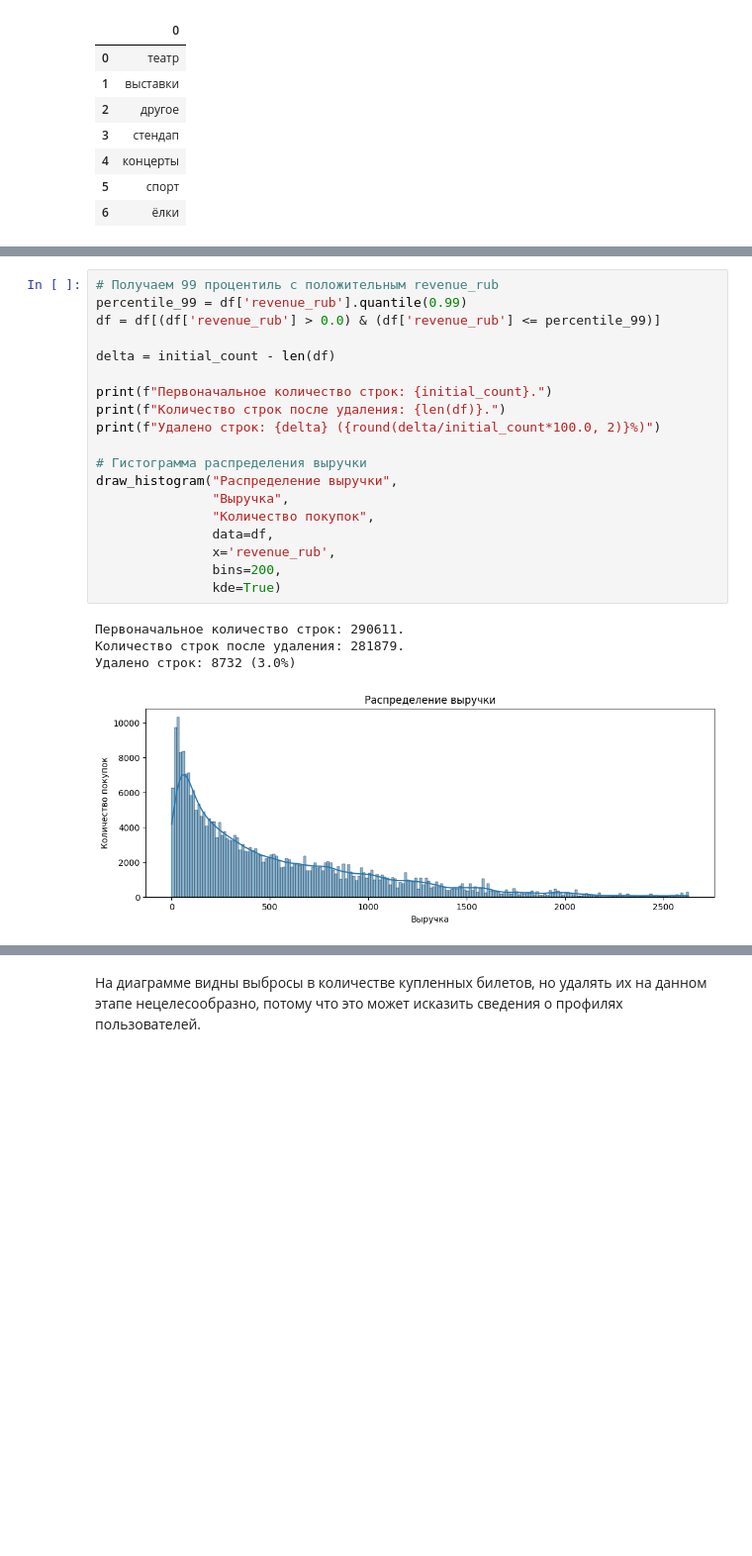
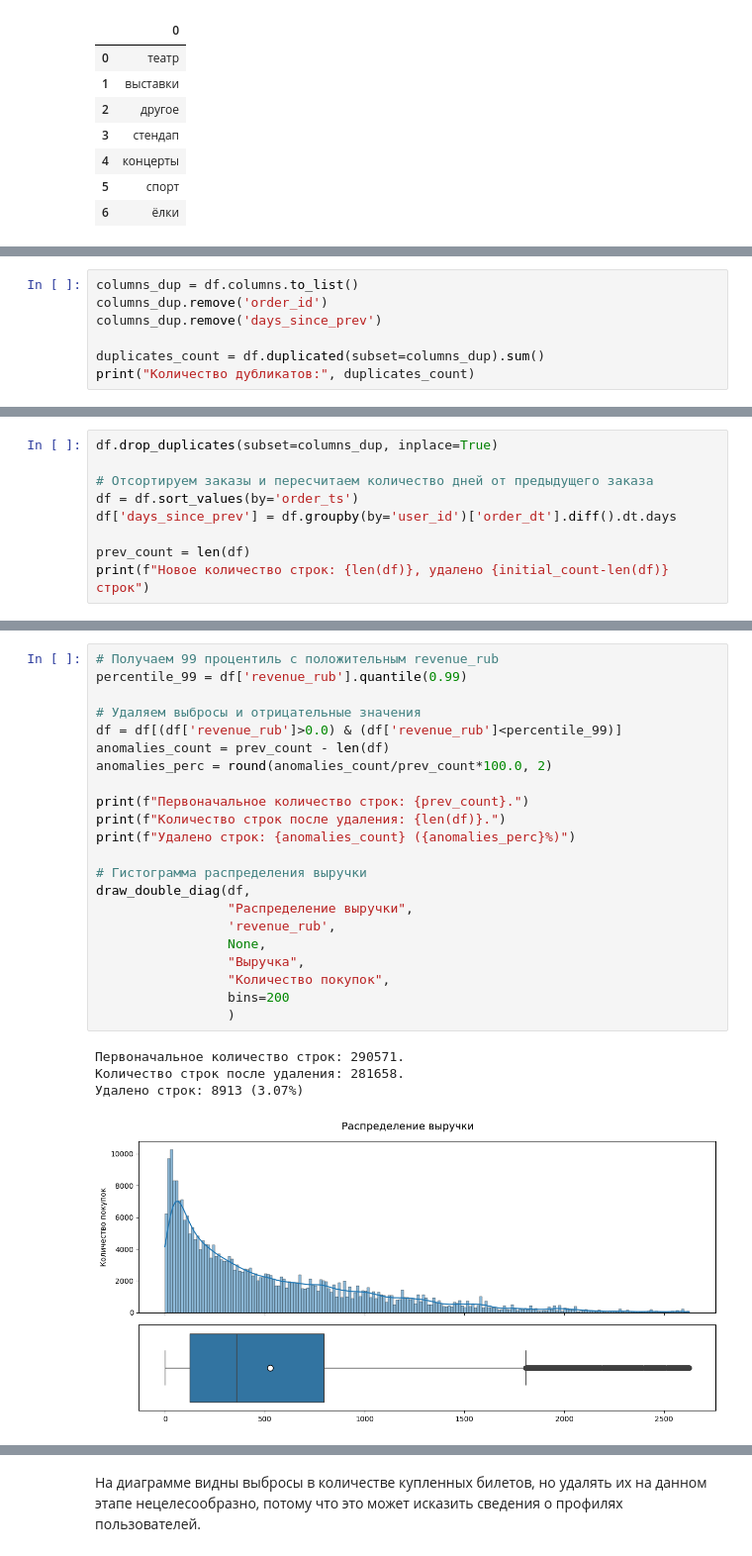
Before and after one commit to tvorogov-code/ds-yandex, a Jupyter notebook: notebooks/Проект модуля 2/Проект модуля 2.ipynb, the cells around one changed output, grey strips where cells are left out. Shown at 99% size. Cells and saved outputs as stored; diff of their text form; blank space fills up the shorter version.

```diff
--- a/notebooks/Проект модуля 2/Проект модуля 2.ipynb
+++ b/notebooks/Проект модуля 2/Проект модуля 2.ipynb
@@ -333,0 +514,7 @@ display(pd.DataFrame(df['event_type_main'].unique()))
+# %%
+columns_dup = df.columns.to_list()
+columns_dup.remove('order_id')
+columns_dup.remove('days_since_prev')
+
+duplicates_count = df.duplicated(subset=columns_dup).sum()
+print("Количество дубликатов:", duplicates_count)
@@ -333,0 +527,9 @@ display(pd.DataFrame(df['event_type_main'].unique()))
+# %%
+df.drop_duplicates(subset=columns_dup, inplace=True)
+
+# Отсортируем заказы и пересчитаем количество дней от предыдущего заказа
+df = df.sort_values(by='order_ts')
+df['days_since_prev'] = df.groupby(by='user_id')['order_dt'].diff().dt.days
+
+prev_count = len(df)
+print(f"Новое количество строк: {len(df)}, удалено {initial_count-len(df)} строк")
@@ -361,25 +640,28 @@ draw_histogram("Распределение выручки",
 # %%
 # Получаем 99 процентиль с положительным revenue_rub
 percentile_99 = df['revenue_rub'].quantile(0.99)
-df = df[(df['revenue_rub'] > 0.0) & (df['revenue_rub'] <= percentile_99)]
 
-delta = initial_count - len(df)
+# Удаляем выбросы и отрицательные значения
+df = df[(df['revenue_rub']>0.0) & (df['revenue_rub']<percentile_99)]
+anomalies_count = prev_count - len(df)
+anomalies_perc = round(anomalies_count/prev_count*100.0, 2)
 
-print(f"Первоначальное количество строк: {initial_count}.")
+print(f"Первоначальное количество строк: {prev_count}.")
 print(f"Количество строк после удаления: {len(df)}.")
-print(f"Удалено строк: {delta} ({round(delta/initial_count*100.0, 2)}%)")
+print(f"Удалено строк: {anomalies_count} ({anomalies_perc}%)")
 
 # Гистограмма распределения выручки
-draw_histogram("Распределение выручки",
-               "Выручка",
-               "Количество покупок",
-               data=df,
-               x='revenue_rub',
-               bins=200,
-               kde=True)
+draw_double_diag(df,
+                 "Распределение выручки",
+                 'revenue_rub',
+                 None,
+                 "Выручка",
+                 "Количество покупок",
+                 bins=200
+                 )
 # %% [output]
-Первоначальное количество строк: 290611.
-Количество строк после удаления: 281879.
-Удалено строк: 8732 (3.0%)
+Первоначальное количество строк: 290571.
+Количество строк после удаления: 281658.
+Удалено строк: 8913 (3.07%)
-[figure, old version]
+[figure, new version]
 # %% [markdown]
```
Also changed, not shown: parts of 86 cells of this notebook, 1 other file.
